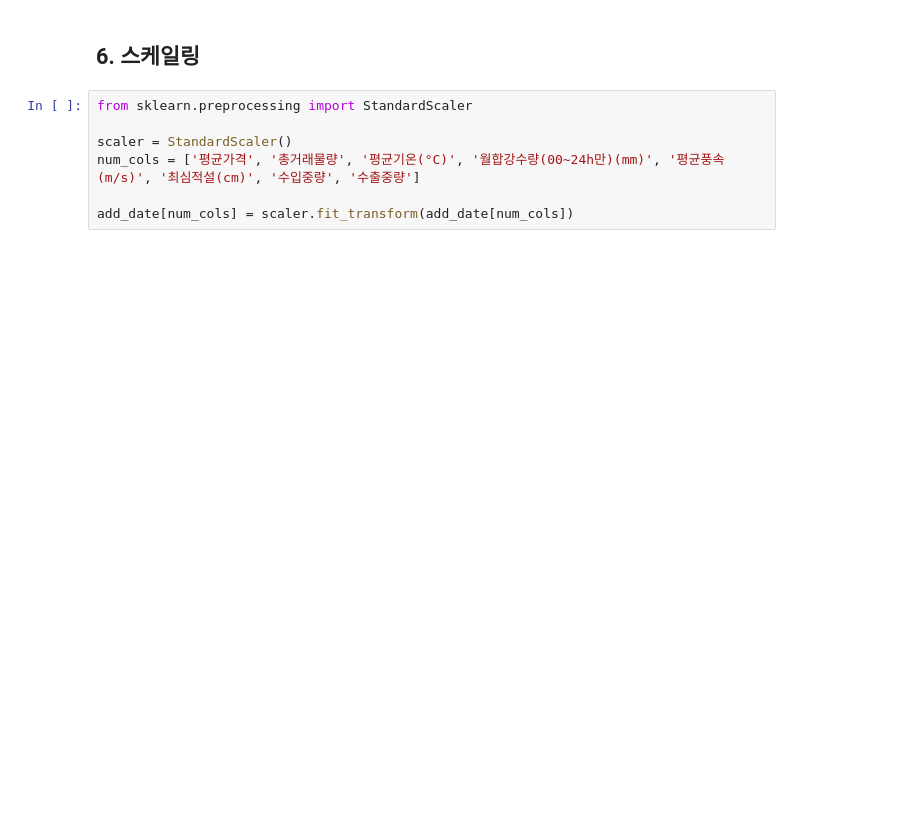
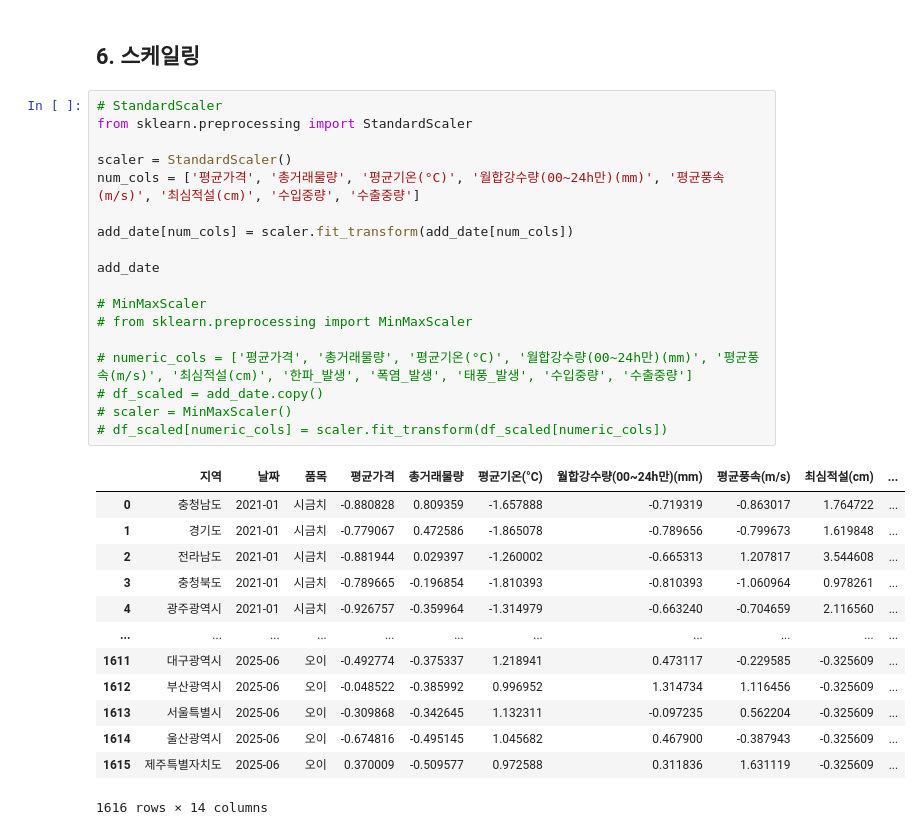
Before and after one commit to Encore-SKN-17/ML_MINI_2TEAM, a Jupyter notebook: sehee/data_visualization.ipynb, the cells around one changed output. Drawn from its saved outputs; the diff is of its cells as text; blank space fills up the shorter version.

```diff
--- a/sehee/data_visualization.ipynb
+++ b/sehee/data_visualization.ipynb
@@ -213,9 +213,34 @@ For example, when doing 'df[col].method(value, inplace=True)', try using 'df.met
 # %% [markdown]
 ## 6. 스케일링
 # %%
+# StandardScaler
 from sklearn.preprocessing import StandardScaler
 
 scaler = StandardScaler()
 num_cols = ['평균가격', '총거래물량', '평균기온(°C)', '월합강수량(00~24h만)(mm)', '평균풍속(m/s)', '최심적설(cm)', '수입중량', '수출중량']
 
 add_date[num_cols] = scaler.fit_transform(add_date[num_cols])
+
+add_date
+
+# MinMaxScaler
+# from sklearn.preprocessing import MinMaxScaler
+
+# numeric_cols = ['평균가격', '총거래물량', '평균기온(°C)', '월합강수량(00~24h만)(mm)', '평균풍속(m/s)', '최심적설(cm)', '한파_발생', '폭염_발생', '태풍_발생', '수입중량', '수출중량']
+# df_scaled = add_date.copy()
+# scaler = MinMaxScaler()
+# df_scaled[numeric_cols] = scaler.fit_transform(df_scaled[numeric_cols])
+# %% [output]
+|  | 지역 | 날짜 | 품목 | 평균가격 | 총거래물량 | 평균기온(°C) | 월합강수량(00~24h만)(mm) | 평균풍속(m/s) | 최심적설(cm) | ... |
+| 0 | 충청남도 | 2021-01 | 시금치 | -0.880828 | 0.809359 | -1.657888 | -0.719319 | -0.863017 | 1.764722 | ... |
+| 1 | 경기도 | 2021-01 | 시금치 | -0.779067 | 0.472586 | -1.865078 | -0.789656 | -0.799673 | 1.619848 | ... |
+| 2 | 전라남도 | 2021-01 | 시금치 | -0.881944 | 0.029397 | -1.260002 | -0.665313 | 1.207817 | 3.544608 | ... |
+| 3 | 충청북도 | 2021-01 | 시금치 | -0.789665 | -0.196854 | -1.810393 | -0.810393 | -1.060964 | 0.978261 | ... |
+| 4 | 광주광역시 | 2021-01 | 시금치 | -0.926757 | -0.359964 | -1.314979 | -0.663240 | -0.704659 | 2.116560 | ... |
+| ... | ... | ... | ... | ... | ... | ... | ... | ... | ... | ... |
+| 1611 | 대구광역시 | 2025-06 | 오이 | -0.492774 | -0.375337 | 1.218941 | 0.473117 | -0.229585 | -0.325609 | ... |
+| 1612 | 부산광역시 | 2025-06 | 오이 | -0.048522 | -0.385992 | 0.996952 | 1.314734 | 1.116456 | -0.325609 | ... |
+| 1613 | 서울특별시 | 2025-06 | 오이 | -0.309868 | -0.342645 | 1.132311 | -0.097235 | 0.562204 | -0.325609 | ... |
+| 1614 | 울산광역시 | 2025-06 | 오이 | -0.674816 | -0.495145 | 1.045682 | 0.467900 | -0.387943 | -0.325609 | ... |
+| 1615 | 제주특별자치도 | 2025-06 | 오이 | 0.370009 | -0.509577 | 0.972588 | 0.311836 | 1.631119 | -0.325609 | ... |
+1616 rows × 14 columns
```
Also changed, not shown: parts of 2 cells of this notebook.
